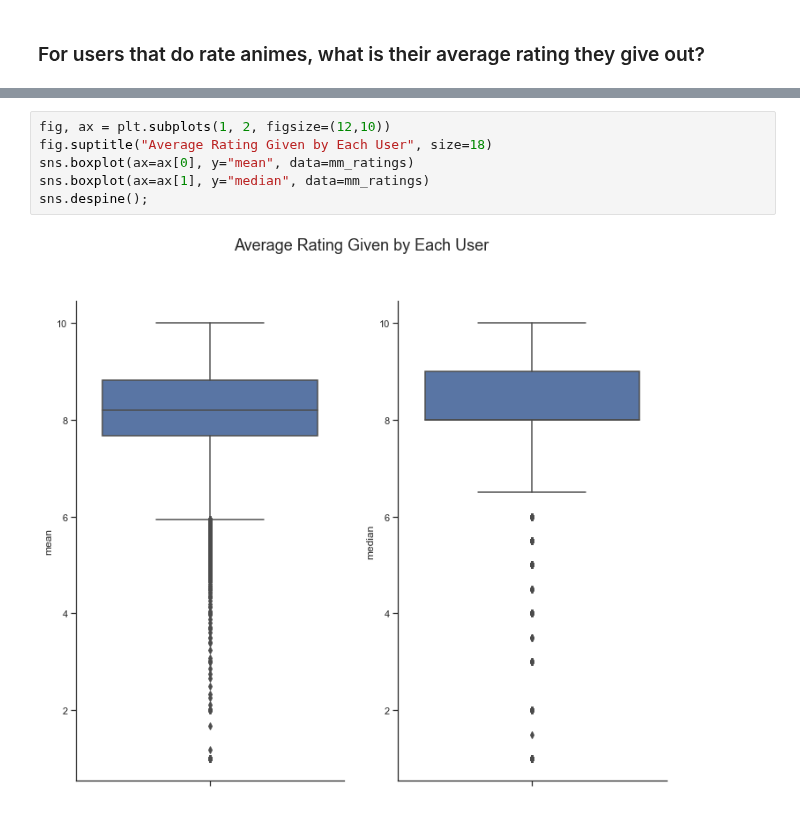
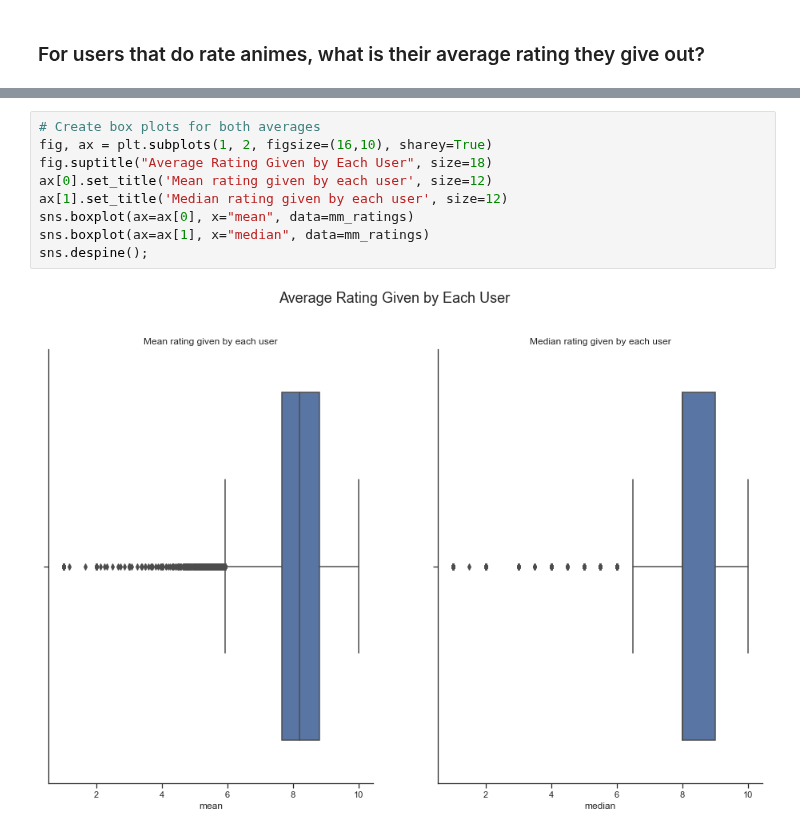
Before and after one commit to Zenoix/Anime-Recommendations, a Jupyter notebook: Exploratory Data Analysis.ipynb, the cells around one changed output, grey strips where cells are left out. Cells and saved outputs as stored; diff of their text form.

```diff
--- a/Exploratory Data Analysis.ipynb
+++ b/Exploratory Data Analysis.ipynb
@@ -379,8 +399,11 @@ mm_ratings
 # %%
-fig, ax = plt.subplots(1, 2, figsize=(12,10))
+# Create box plots for both averages
+fig, ax = plt.subplots(1, 2, figsize=(16,10), sharey=True)
 fig.suptitle("Average Rating Given by Each User", size=18)
-sns.boxplot(ax=ax[0], y="mean", data=mm_ratings)
-sns.boxplot(ax=ax[1], y="median", data=mm_ratings)
+ax[0].set_title('Mean rating given by each user', size=12)
+ax[1].set_title('Median rating given by each user', size=12)
+sns.boxplot(ax=ax[0], x="mean", data=mm_ratings)
+sns.boxplot(ax=ax[1], x="median", data=mm_ratings)
 sns.despine();
 # %% [output]
-[figure, old version]
+[figure, new version]
```
Also changed, not shown: parts of 9 cells of this notebook.
